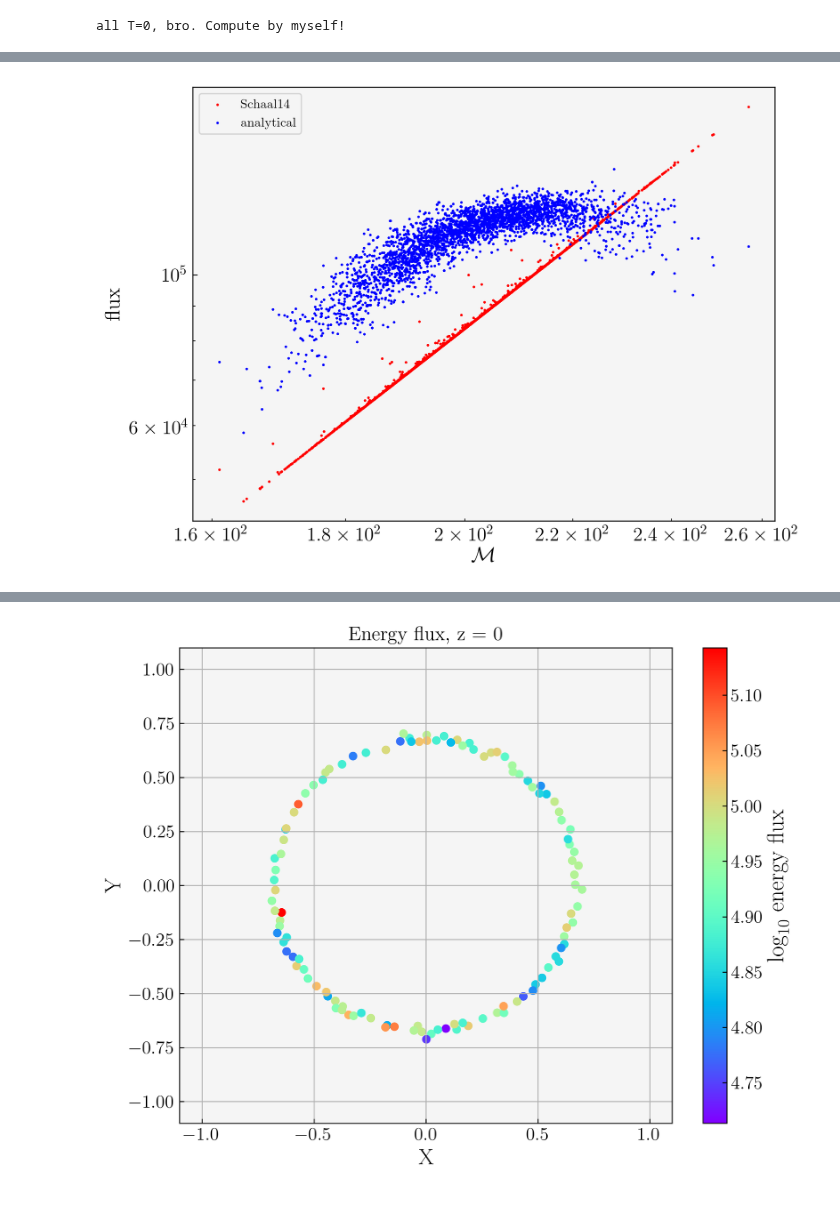
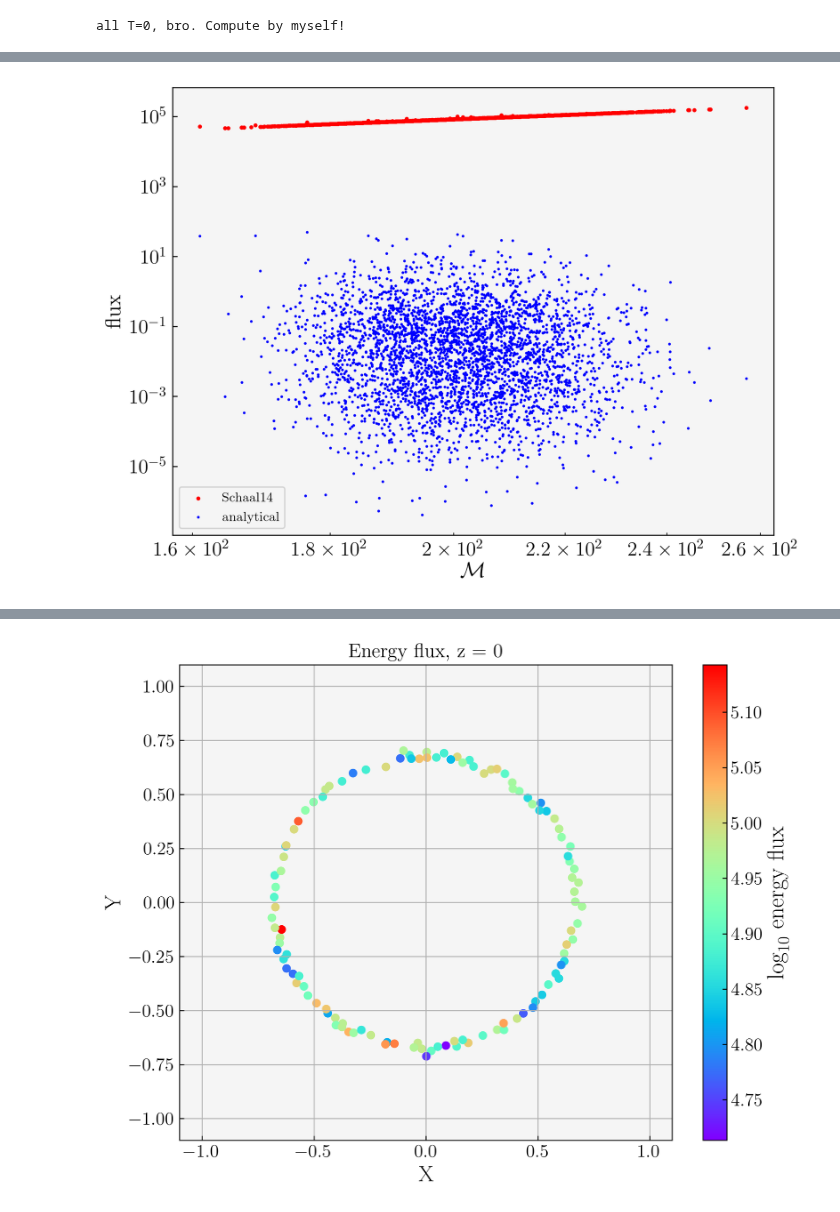
Before and after one commit to rich-tde/tde_wind, a Jupyter notebook: energy_dissipation.ipynb, the cells around one changed output, grey strips where cells are left out. Saved outputs shown, nothing was run; the diff lists cells and outputs as text; code cells hidden in the pictures.

```diff
--- a/energy_dissipation.ipynb
+++ b/energy_dissipation.ipynb
@@ -76,6 +75,8 @@ idx_zone = shockzone[5]
 
 idx_surf = shocksurface[0]
 mach_shock = shocksurface[1]
+mach_shockP = shocksurface[2]
+mach_shockDen = shocksurface[3]
 indeces_pre = shocksurface[4]
 indeces_post = shocksurface[5]
 # %%
@@ -99,10 +100,18 @@ an_flux = np.zeros(len(x_surf))
 for i in range(len(x_surf)):
     surf = surface_area(vol_surface[i])
     mach = mach_shock[i]
+    machP = mach_shockP[i]
+    machDen = mach_shockDen[i]
+    R = density_bump(mach)
     idx_pre = int(indeces_pre[i])
     idx_post = int(indeces_post[i])
-    cs_pre = soundspeed(gamma, Press[idx_pre], Den[idx_pre])
-    f_th = energy_flux(Den[idx_pre], cs_pre, mach)
+    # den_pre = Den[idx_post]/R
+    # vel_post = V[idx_post]
+    # ratioP = pressure_bump(mach)
+    den_pre = Den[idx_pre]
+    P_pre = Press[idx_pre]
+    vel_post = V[idx_pre] * density_bump(machDen)
+    f_th = energy_flux(gamma, P_pre, den_pre, mach, R)
     flux[i] = f_th
-    f_an = analytical_flux(idx_pre, idx_post, IE, Den, V)
+    f_an = analytical_flux(IE[idx_pre], IE[idx_post], R, vel_post)
     an_flux[i] = f_an
@@ -132,13 +123,13 @@ if folder == 'sedov':
     an_flux_cross = an_flux[np.abs(z_surf-z_chosen)<epsilon]
 # %%
 if folder == 'sedov':
-    plt.scatter(mach_shock, flux, c = 'r', s=1, label = 'Schaal14')
+    plt.scatter(mach_shock, flux, c = 'r', s=4, label = 'Schaal14')
     plt.scatter(mach_shock, an_flux, c = 'b', s=1, label = 'analytical')
     plt.loglog()
-    #plt.xlim(1,1000)
-    #plt.ylim(1e-8,1e8)
+    #plt.xlim(10,1000)
+    #plt.ylim(1,1e8)
     plt.xlabel(r'$\mathcal{M}$', fontsize = 16)
     plt.ylabel('flux', fontsize = 16)
     plt.legend()
 # %% [output]
-[figure, old version]
+[figure, new version]
```
Also changed, not shown: parts of 3 cells of this notebook, 5 other files.
